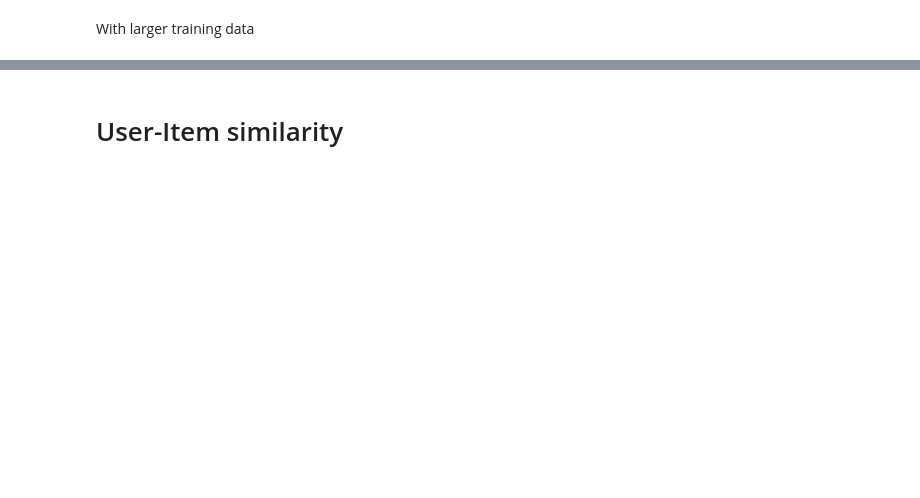
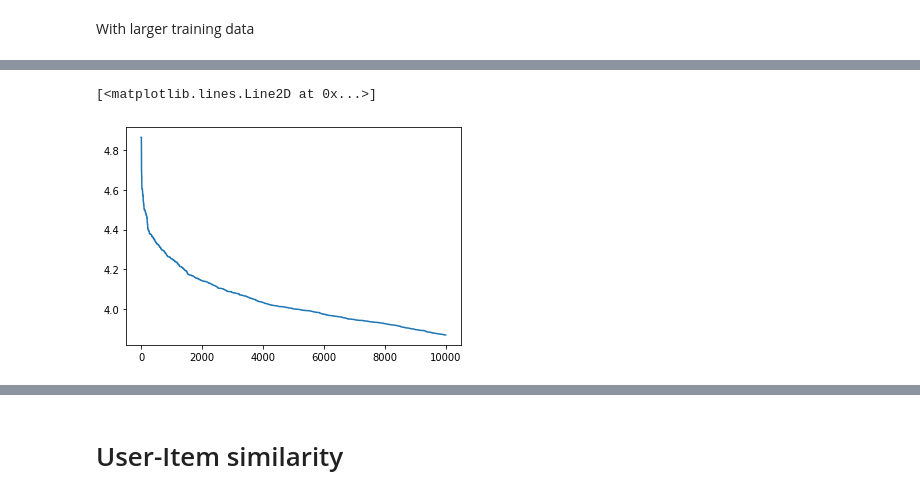
Before and after one commit to squareitall/AML_Recommendation_system, a Jupyter notebook: project_aml_exp_embedder_wts.ipynb, the cells around one changed output, grey strips where cells are left out. Cells and saved outputs as stored; diff of their text form; code cells hidden in the pictures; blank space fills up the shorter version.

```diff
--- a/project_aml_exp_embedder_wts.ipynb
+++ b/project_aml_exp_embedder_wts.ipynb
@@ -282,0 +323,7 @@ model.fit(
+# %%
+user_7412=model.predict([np.array([7412]*len(item_ids)),item_ids])
+# %%
+plt.plot(np.sort(user_7412.reshape(-1,))[::-1][:10000])
+# %% [output]
+[<matplotlib.lines.Line2D at 0x...>]
+[figure, added]
```
Also changed, not shown: parts of 30 cells of this notebook, 1 other file.
